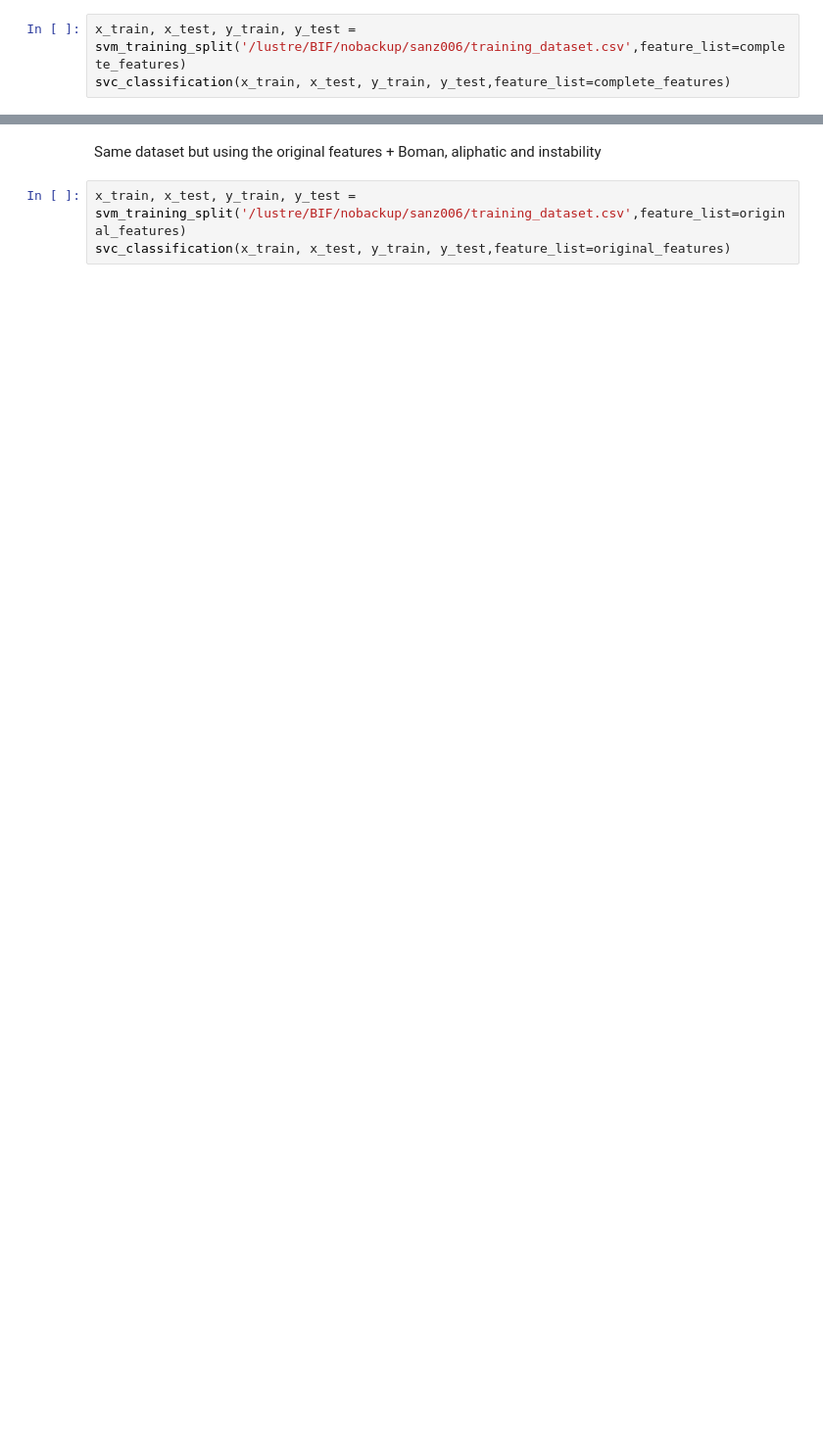
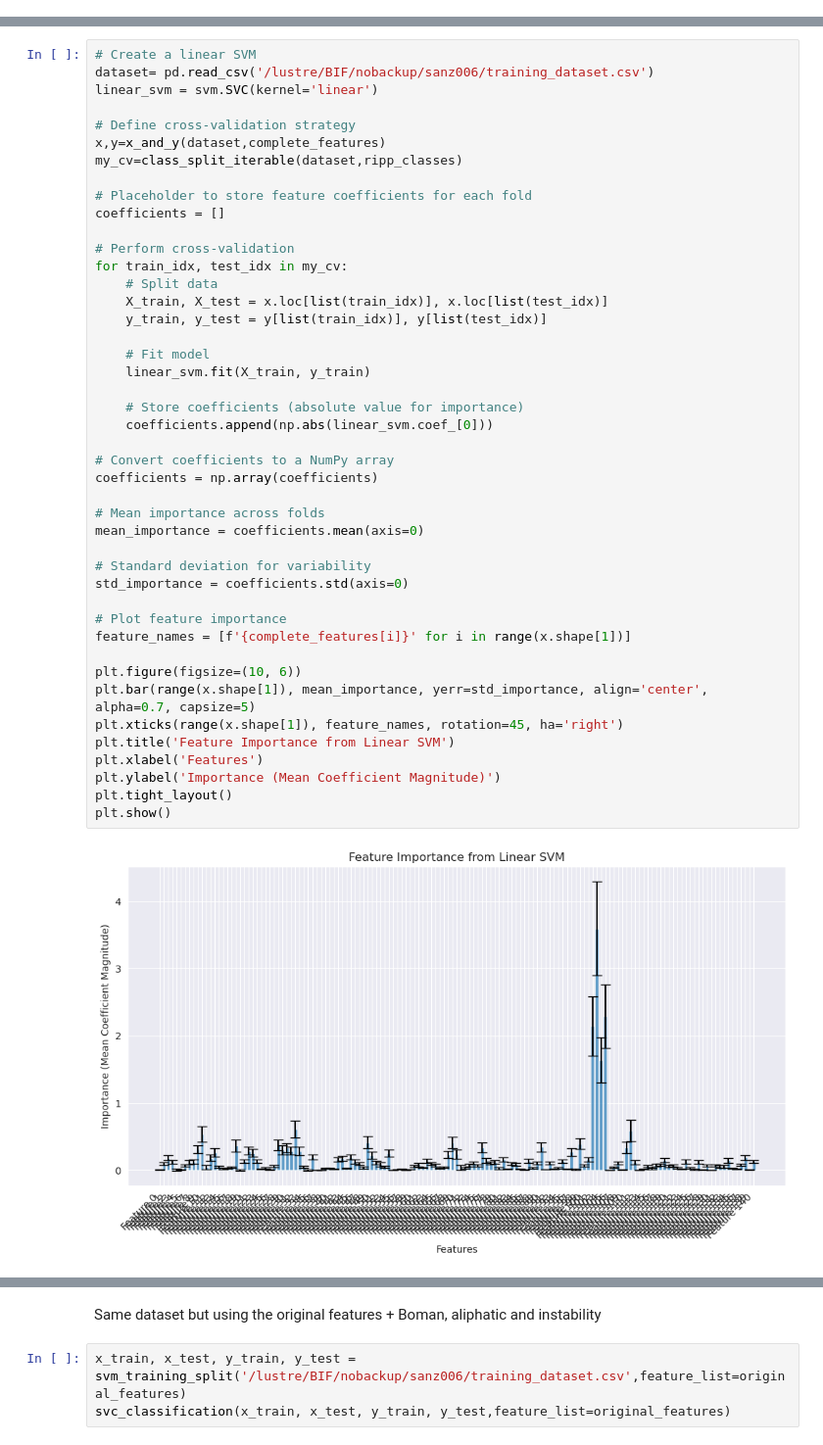
Before and after one commit to decrippter2/decrippter2_ml, a Jupyter notebook: svm_classifier/linear_svm.ipynb, the cells around one changed output, grey strips where cells are left out. Shown at 98% size. Drawn from its saved outputs; the diff is of its cells as text; blank space fills up the shorter version.

```diff
--- a/svm_classifier/linear_svm.ipynb
+++ b/svm_classifier/linear_svm.ipynb
@@ -239,3 +331,0 @@ def svc_classification(x_train, x_test, y_train, y_test,feature_list):
-# %%
-x_train, x_test, y_train, y_test = svm_training_split('/lustre/BIF/nobackup/sanz006/training_dataset.csv',feature_list=complete_features)
-svc_classification(x_train, x_test, y_train, y_test,feature_list=complete_features)
@@ -249,0 +360,46 @@ RiPP          90    10
+# %%
+# Create a linear SVM
+dataset= pd.read_csv('/lustre/BIF/nobackup/sanz006/training_dataset.csv')
+linear_svm = svm.SVC(kernel='linear')
+
+# Define cross-validation strategy
+x,y=x_and_y(dataset,complete_features)
+my_cv=class_split_iterable(dataset,ripp_classes)
+
+# Placeholder to store feature coefficients for each fold
+coefficients = []
+
+# Perform cross-validation
+for train_idx, test_idx in my_cv:
+    # Split data
+    X_train, X_test = x.loc[list(train_idx)], x.loc[list(test_idx)]
+    y_train, y_test = y[list(train_idx)], y[list(test_idx)]
+
+    # Fit model
+    linear_svm.fit(X_train, y_train)
+
+    # Store coefficients (absolute value for importance)
+    coefficients.append(np.abs(linear_svm.coef_[0]))
+
+# Convert coefficients to a NumPy array
+coefficients = np.array(coefficients)
+
+# Mean importance across folds
+mean_importance = coefficients.mean(axis=0)
+
+# Standard deviation for variability
+std_importance = coefficients.std(axis=0)
+
+# Plot feature importance
+feature_names = [f'{complete_features[i]}' for i in range(x.shape[1])]
+
+plt.figure(figsize=(10, 6))
+plt.bar(range(x.shape[1]), mean_importance, yerr=std_importance, align='center', alpha=0.7, capsize=5)
+plt.xticks(range(x.shape[1]), feature_names, rotation=45, ha='right')
+plt.title('Feature Importance from Linear SVM')
+plt.xlabel('Features')
+plt.ylabel('Importance (Mean Coefficient Magnitude)')
+plt.tight_layout()
+plt.show()
+# %% [output]
+[figure, added]
```
Also changed, not shown: parts of 12 cells of this notebook, 1 other file.
